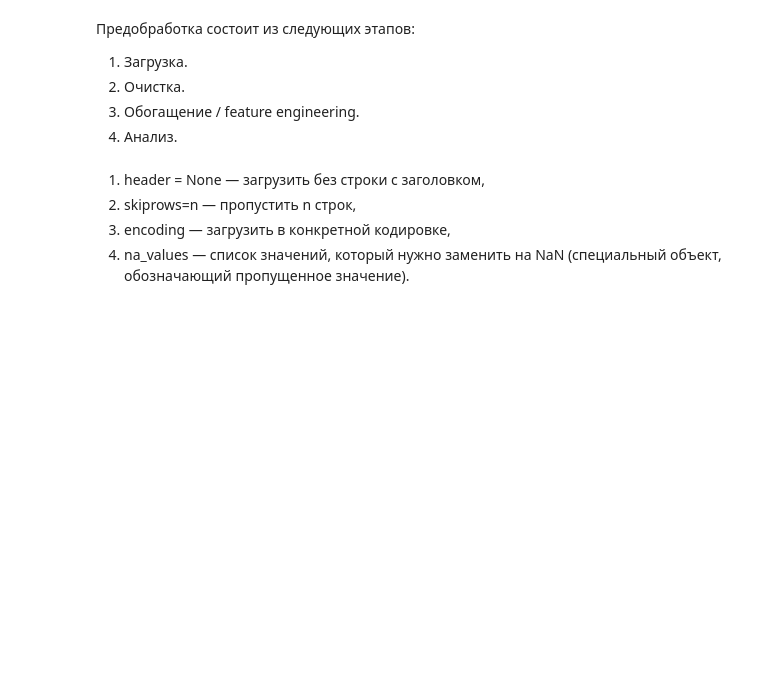
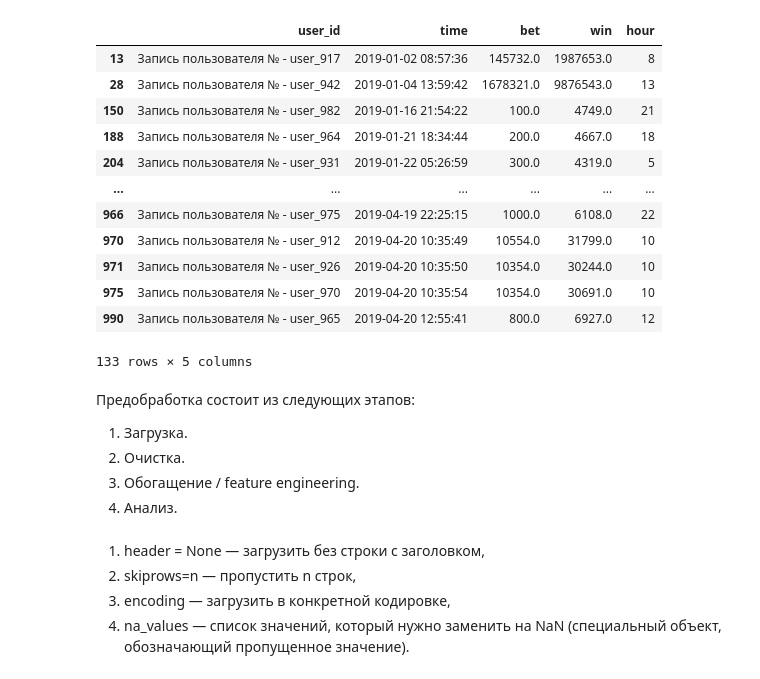
Before and after one commit to OrlovaNY/SF_DS_Course, a Jupyter notebook: UNIT_1. DATA_ANALYSIS/PYTHON8. Preprocessing/Untitled.ipynb, the cells around one changed output. Saved outputs shown, nothing was run; the diff lists cells and outputs as text; code cells hidden in the pictures; blank space fills up the shorter version.

```diff
--- a/UNIT_1. DATA_ANALYSIS/PYTHON8. Preprocessing/Untitled.ipynb
+++ b/UNIT_1. DATA_ANALYSIS/PYTHON8. Preprocessing/Untitled.ipynb
@@ -2,6 +2,28 @@
 import pandas as pd
 # %%
 log = pd.read_csv('log.csv', header=None)
+# %%
+log = pd.read_csv("log.csv")
+log = log.dropna()
+log.columns = ['user_id', 'time', 'bet', 'win']
+log['time'] = log['time'].apply(lambda x: x[1:])
+log['time'] = pd.to_datetime(log['time'])
+log['hour'] = log['time'].apply(lambda x: x.hour)
+log
+# %% [output]
+|  | user_id | time | bet | win | hour |
+| 13 | Запись пользователя № - user_917 | 2019-01-02 08:57:36 | 145732.0 | 1987653.0 | 8 |
+| 28 | Запись пользователя № - user_942 | 2019-01-04 13:59:42 | 1678321.0 | 9876543.0 | 13 |
+| 150 | Запись пользователя № - user_982 | 2019-01-16 21:54:22 | 100.0 | 4749.0 | 21 |
+| 188 | Запись пользователя № - user_964 | 2019-01-21 18:34:44 | 200.0 | 4667.0 | 18 |
+| 204 | Запись пользователя № - user_931 | 2019-01-22 05:26:59 | 300.0 | 4319.0 | 5 |
+| ... | ... | ... | ... | ... | ... |
+| 966 | Запись пользователя № - user_975 | 2019-04-19 22:25:15 | 1000.0 | 6108.0 | 22 |
+| 970 | Запись пользователя № - user_912 | 2019-04-20 10:35:49 | 10554.0 | 31799.0 | 10 |
+| 971 | Запись пользователя № - user_926 | 2019-04-20 10:35:50 | 10354.0 | 30244.0 | 10 |
+| 975 | Запись пользователя № - user_970 | 2019-04-20 10:35:54 | 10354.0 | 30691.0 | 10 |
+| 990 | Запись пользователя № - user_965 | 2019-04-20 12:55:41 | 800.0 | 6927.0 | 12 |
+133 rows × 5 columns
 # %% [markdown]
 Предобработка состоит из следующих этапов:
 
```
Also changed, not shown: 22 other files.
